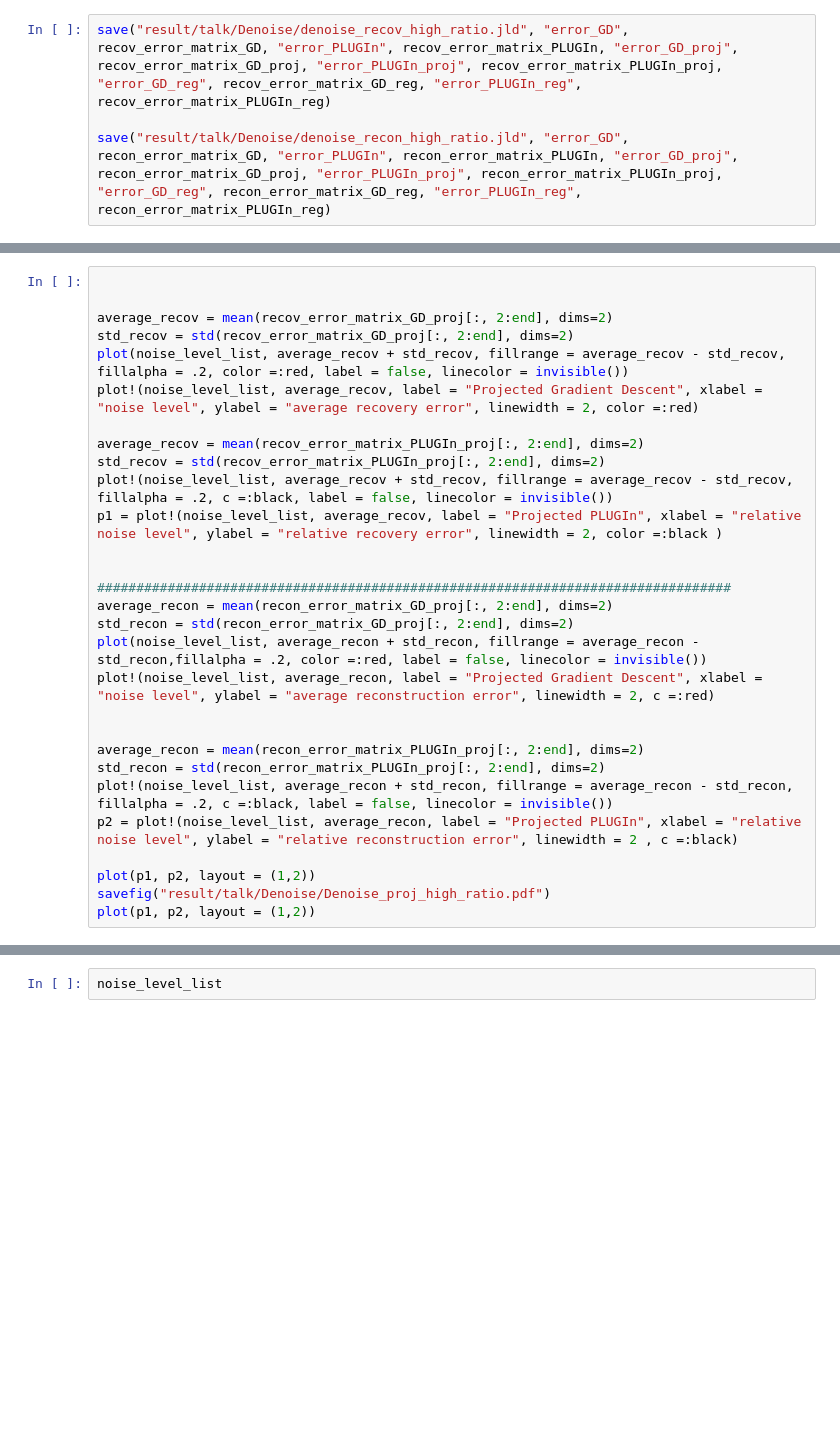
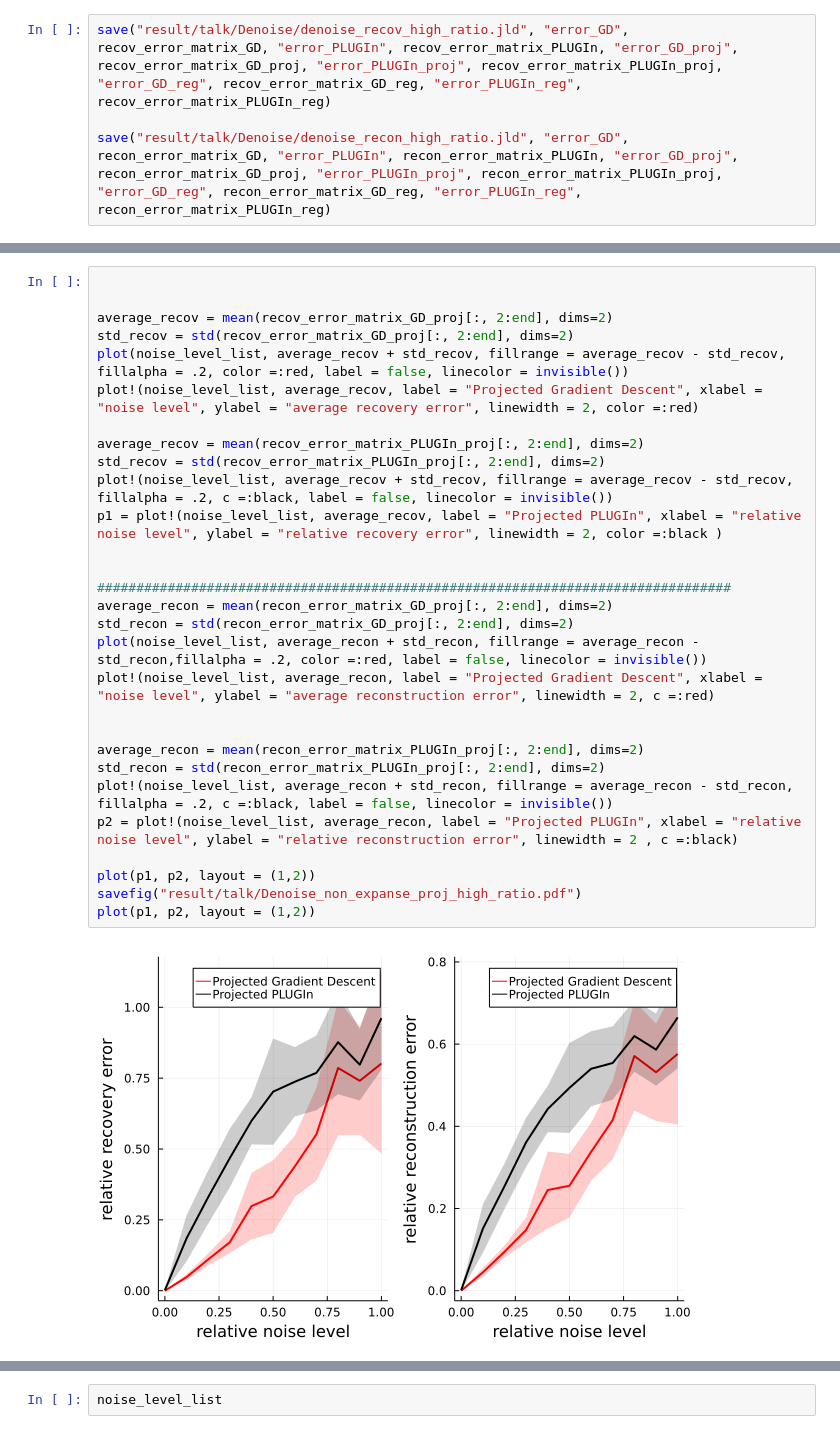
Before and after one commit to babhrujoshi/PLUGIn_Julia, a Jupyter notebook: Plugin_denoise.ipynb, the cells around one changed output, grey strips where cells are left out. Cells and saved outputs as stored; diff of their text form; blank space fills up the shorter version.

```diff
--- a/Plugin_denoise.ipynb
+++ b/Plugin_denoise.ipynb
@@ -345,32 +345,34 @@ plot(p1, p2, layout = (1,2))
 # %%
 
 
 average_recov = mean(recov_error_matrix_GD_proj[:, 2:end], dims=2)
 std_recov = std(recov_error_matrix_GD_proj[:, 2:end], dims=2)
 plot(noise_level_list, average_recov + std_recov, fillrange = average_recov - std_recov, fillalpha = .2, color =:red, label = false, linecolor = invisible())
 plot!(noise_level_list, average_recov, label = "Projected Gradient Descent", xlabel = "noise level", ylabel = "average recovery error", linewidth = 2, color =:red)
 
 average_recov = mean(recov_error_matrix_PLUGIn_proj[:, 2:end], dims=2)
 std_recov = std(recov_error_matrix_PLUGIn_proj[:, 2:end], dims=2)
 plot!(noise_level_list, average_recov + std_recov, fillrange = average_recov - std_recov, fillalpha = .2, c =:black, label = false, linecolor = invisible())
 p1 = plot!(noise_level_list, average_recov, label = "Projected PLUGIn", xlabel = "relative noise level", ylabel = "relative recovery error", linewidth = 2, color =:black )
 
 
 #################################################################################
 average_recon = mean(recon_error_matrix_GD_proj[:, 2:end], dims=2)
 std_recon = std(recon_error_matrix_GD_proj[:, 2:end], dims=2)
 plot(noise_level_list, average_recon + std_recon, fillrange = average_recon - std_recon,fillalpha = .2, color =:red, label = false, linecolor = invisible())
 plot!(noise_level_list, average_recon, label = "Projected Gradient Descent", xlabel = "noise level", ylabel = "average reconstruction error", linewidth = 2, c =:red)
 
 
 average_recon = mean(recon_error_matrix_PLUGIn_proj[:, 2:end], dims=2)
 std_recon = std(recon_error_matrix_PLUGIn_proj[:, 2:end], dims=2)
 plot!(noise_level_list, average_recon + std_recon, fillrange = average_recon - std_recon, fillalpha = .2, c =:black, label = false, linecolor = invisible())
 p2 = plot!(noise_level_list, average_recon, label = "Projected PLUGIn", xlabel = "relative noise level", ylabel = "relative reconstruction error", linewidth = 2 , c =:black)
 
 plot(p1, p2, layout = (1,2))
-savefig("result/talk/Denoise/Denoise_proj_high_ratio.pdf")
+savefig("result/talk/Denoise_non_expanse_proj_high_ratio.pdf")
 plot(p1, p2, layout = (1,2))
+# %% [output]
+[figure, added]
 # %%
 
 
```
Also changed, not shown: parts of 4 cells of this notebook, 6 other files.
